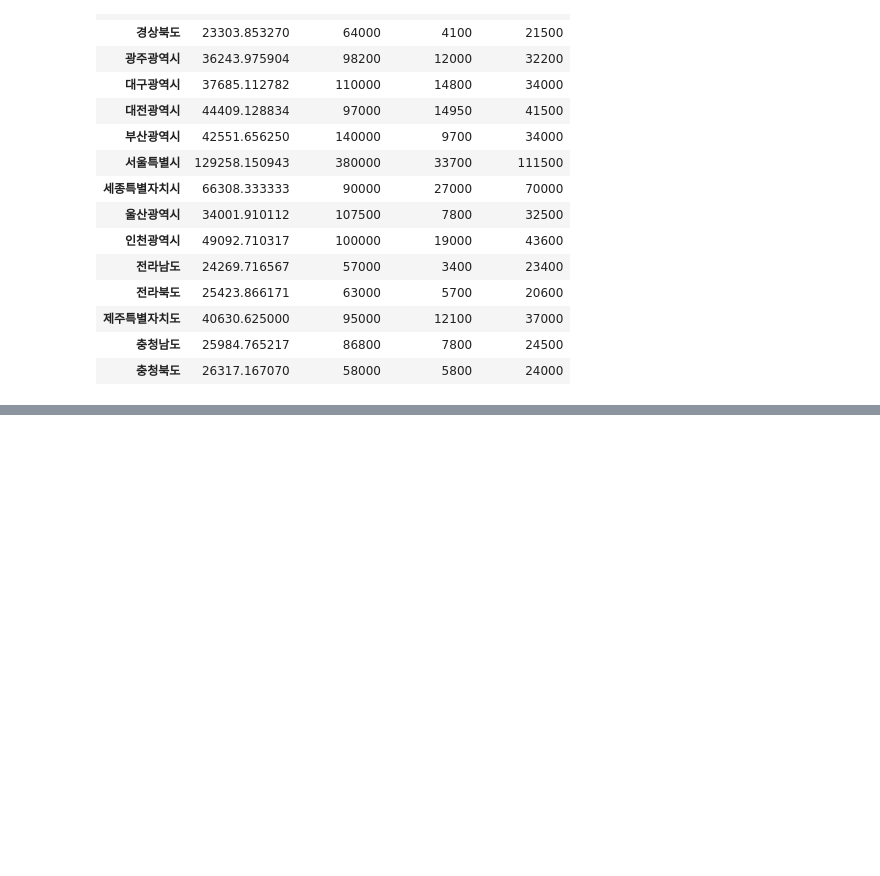
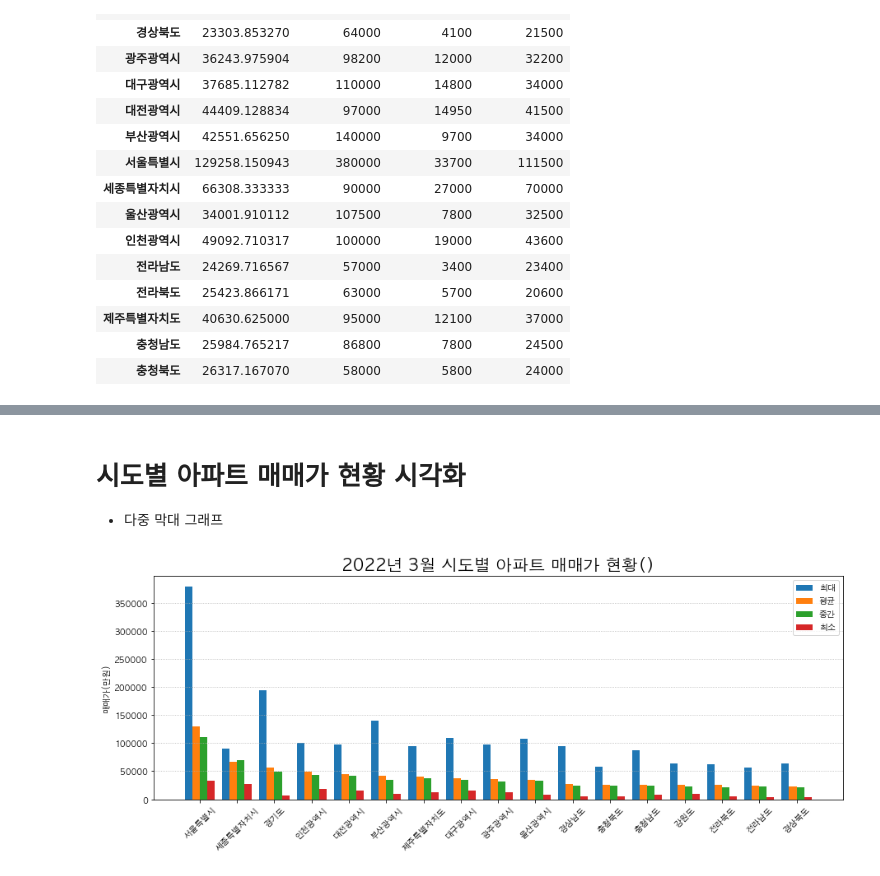
Before and after one commit to limetree-indigo/python-visualization, a Jupyter notebook: 13 아파트 실거래가 시각화/13 아파트 실거래가 데이터 수집.ipynb, the cells around one changed output, grey strips where cells are left out. Cells and saved outputs as stored; diff of their text form; code cells hidden in the pictures; blank space fills up the shorter version.

```diff
--- a/13 아파트 실거래가 시각화/13 아파트 실거래가 데이터 수집.ipynb
+++ b/13 아파트 실거래가 시각화/13 아파트 실거래가 데이터 수집.ipynb
@@ -269,0 +248,3 @@ rount(df_84_price['평균']
+# %%
+df_84_price['평균']=round(df_84_price['평균'], 1)
+df_84_price
@@ -269,0 +271,20 @@ rount(df_84_price['평균']
+# %% [markdown]
+# 시도별 아파트 매매가 현황 시각화
+- 다중 막대 그래프
+# %%
+import numpy as np
+x_index = np.arange(1,len(df_84_price)+1)
+# %%
+plt.rcParams['figure.figsize']=(15,5)
+plt.bar(x_index-0.3, df_84_price['최대'], width=0.2, label='최대')
+plt.bar(x_index-0.1, df_84_price['평균'], width=0.2, label='평균')
+plt.bar(x_index+0.1, df_84_price['중간'], width=0.2, label='중간')
+plt.bar(x_index+0.3, df_84_price['최소'], width=0.2, label='최소')
+plt.legend()
+plt.xticks(x_index, labels=df_84_price.index, rotation=45)
+plt.grid(axis='y',ls=':')
+plt.title('2022년 3월 시도별 아파트 매매가 현황()', size=20)
+plt.ylabel('매매가(만원)')
+plt.show()
+# %% [output]
+[figure, added]
```
Also changed, not shown: parts of 2 cells of this notebook.
